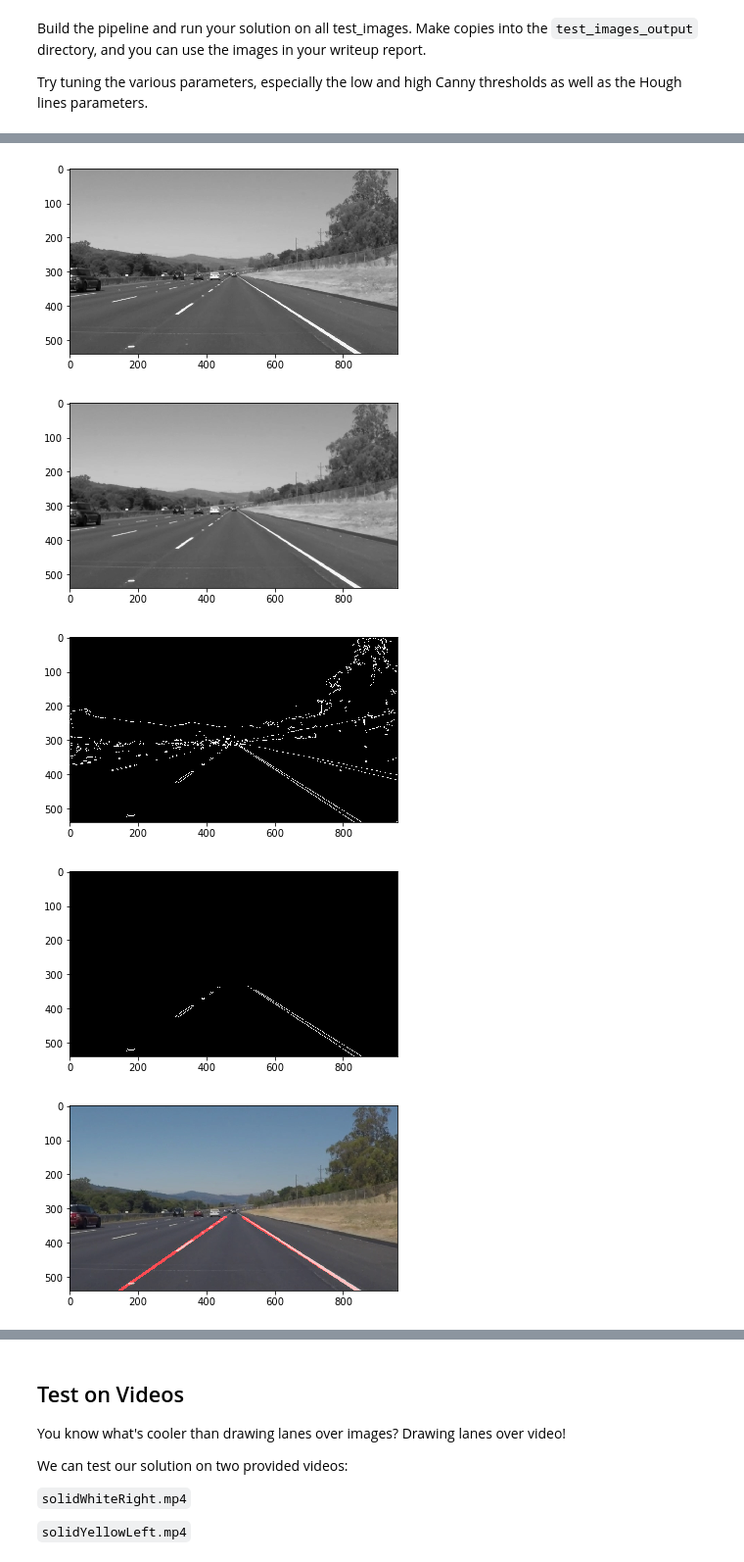
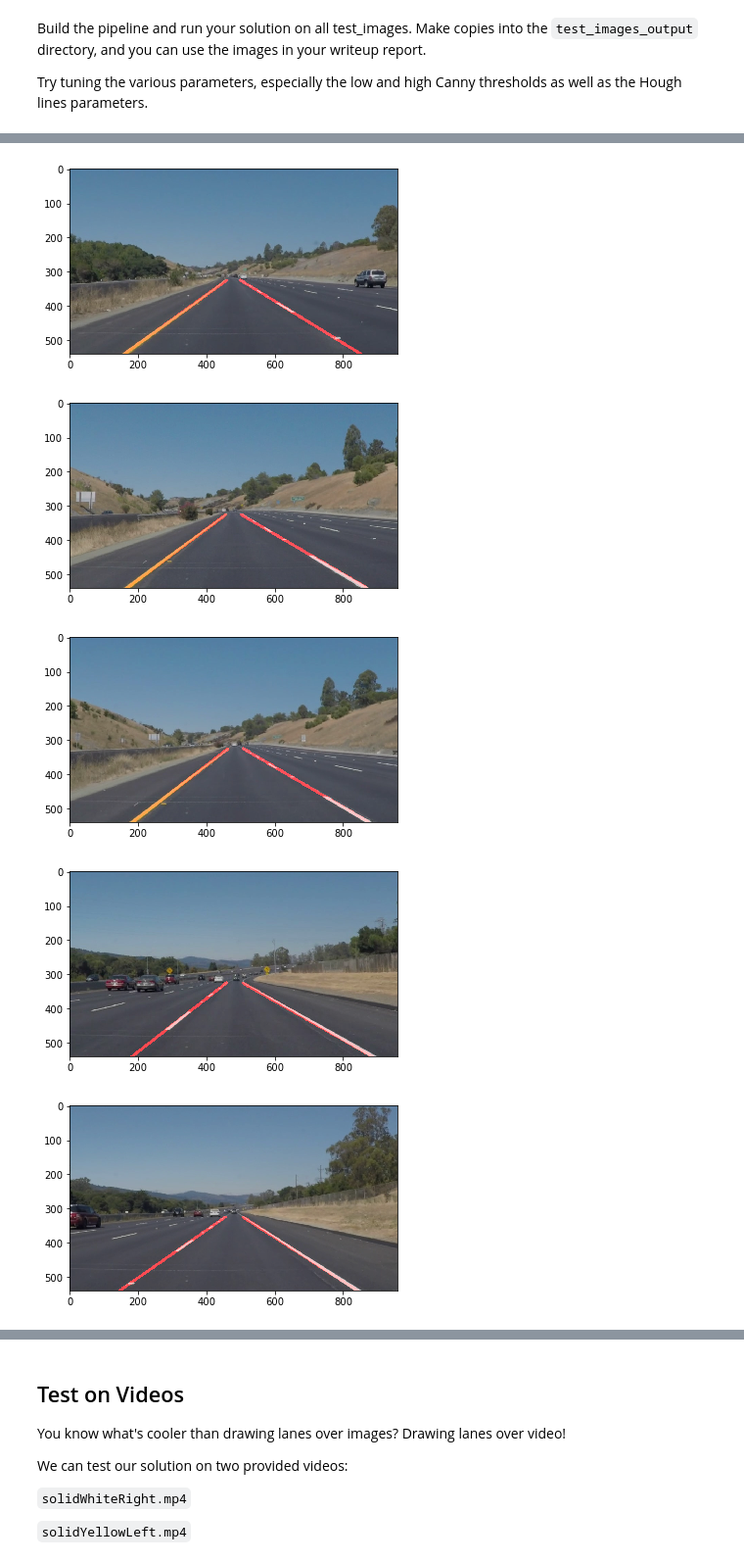
Before and after one commit to sheelabhadra/CarND-LaneLines-P1, a Jupyter notebook: P1.ipynb, the cells around one changed output, grey strips where cells are left out. Shown: that part at 98% size. Drawn from its saved outputs; the diff is of its cells as text; code cells hidden in the pictures.

```diff
--- a/P1.ipynb
+++ b/P1.ipynb
@@ -265,32 +260,20 @@ Try tuning the various parameters, especially the low and high Canny thresholds
 def detect_lanes(image):
     # converting the color image to gray image
     gray = grayscale(image)
-    plt.figure(1)
-    plt.imshow(gray, cmap ='gray')
-    plt.savefig('examples/writeup_images/grayscale.jpg')
 
     # applying gaussian blur to the gray image with kernel_size = 3
     kernel_size = 3
     blur_gray = gaussian_blur(gray, kernel_size)
-    plt.figure(2)
-    plt.imshow(blur_gray, cmap = 'gray')
-    plt.savefig('examples/writeup_images/Gaussian _blur.jpg')
 
     # defining the low and high thresholds for canny edge detector
     low_threshold = 50
     high_threshold = 150
     edges = canny(blur_gray, low_threshold, high_threshold)
-    plt.figure(3)
-    plt.imshow(edges, cmap = 'Greys_r')
-    plt.savefig('examples/writeup_images/Canny_edges.jpg')
 
     # applying the region of interest mask
     imshape = image.shape
     vertices = np.array([[(0,imshape[0]),(imshape[1]/2-20,imshape[0]/2+55), (imshape[1]/2+20,imshape[0]/2+55), (imshape[1],imshape[0])]], dtype=np.int32)
     masked_image = region_of_interest(edges, vertices)
-    plt.figure(4)
-    plt.imshow(masked_image, cmap = 'gray')
-    plt.savefig('examples/writeup_images/masked_image.jpg')
 
     # Defining the parameters for Hough transform
     rho = 2
@@ -304,27 +287,16 @@ def detect_lanes(image):
 
     # using the weighted image function
     line_edges = weighted_img(hough_image, image)
-    plt.figure(5)
-    plt.imshow(line_edges)
-    plt.savefig('examples/writeup_images/lane_lines.jpg')
 
     return line_edges
 
-line_edges = detect_lanes(image)
-"""
-num = 1 # to sequentially save the figures
-
+num = 1
+# reading the test images from the test_images directory and storing the output in the test_images_output directory
 for file in os.listdir("test_images/"):
-    with open(os.path.join("test_images/", file), 'rb') as test:
-
-        # reading the image
-        img = mpimg.imread(test)
-
-        line_edges = detect_lanes(img)
-
-        plt.figure(num)
-        plt.imshow(line_edges)
-        plt.savefig("test_images_output/test_image_" + str(num) + ".jpg")
-        num = num + 1
-"""
+    img = mpimg.imread("test_images/"+file)
+    lane_lines = detect_lanes(img)
+    plt.figure(num)
+    plt.imshow(lane_lines)
+    mpimg.imsave("test_images_output/output_"+file,lane_lines)
+    num += 1
 # %% [output]
@@ -332,5 +303,5 @@ for file in os.listdir("test_images/"):
-[figure, old version]
+[figure, new version]
-[figure, old version]
+[figure, new version]
-[figure, old version]
+[figure, new version]
-[figure, old version]
+[figure, new version]
 [figure]
```
Also changed, not shown: parts of 5 cells of this notebook, 13 other files.
